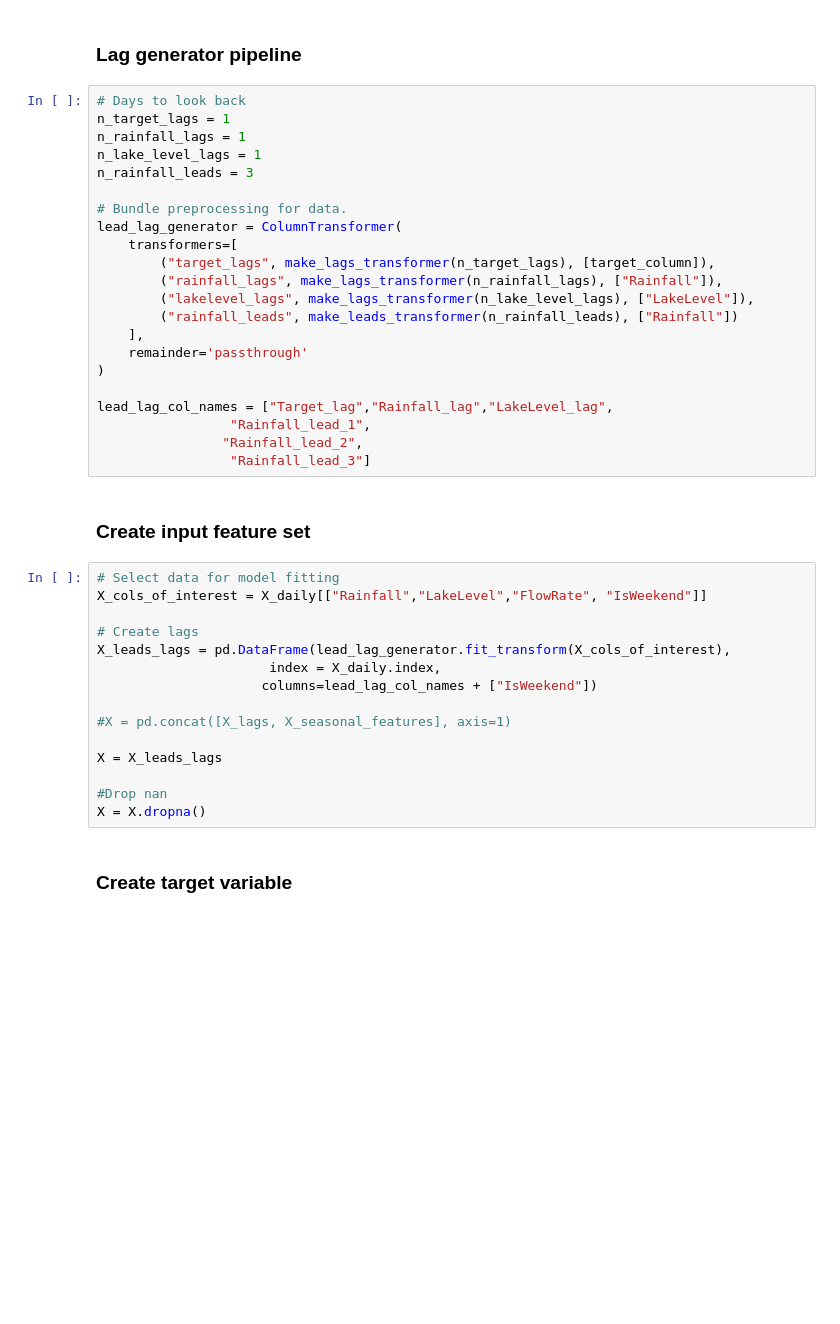
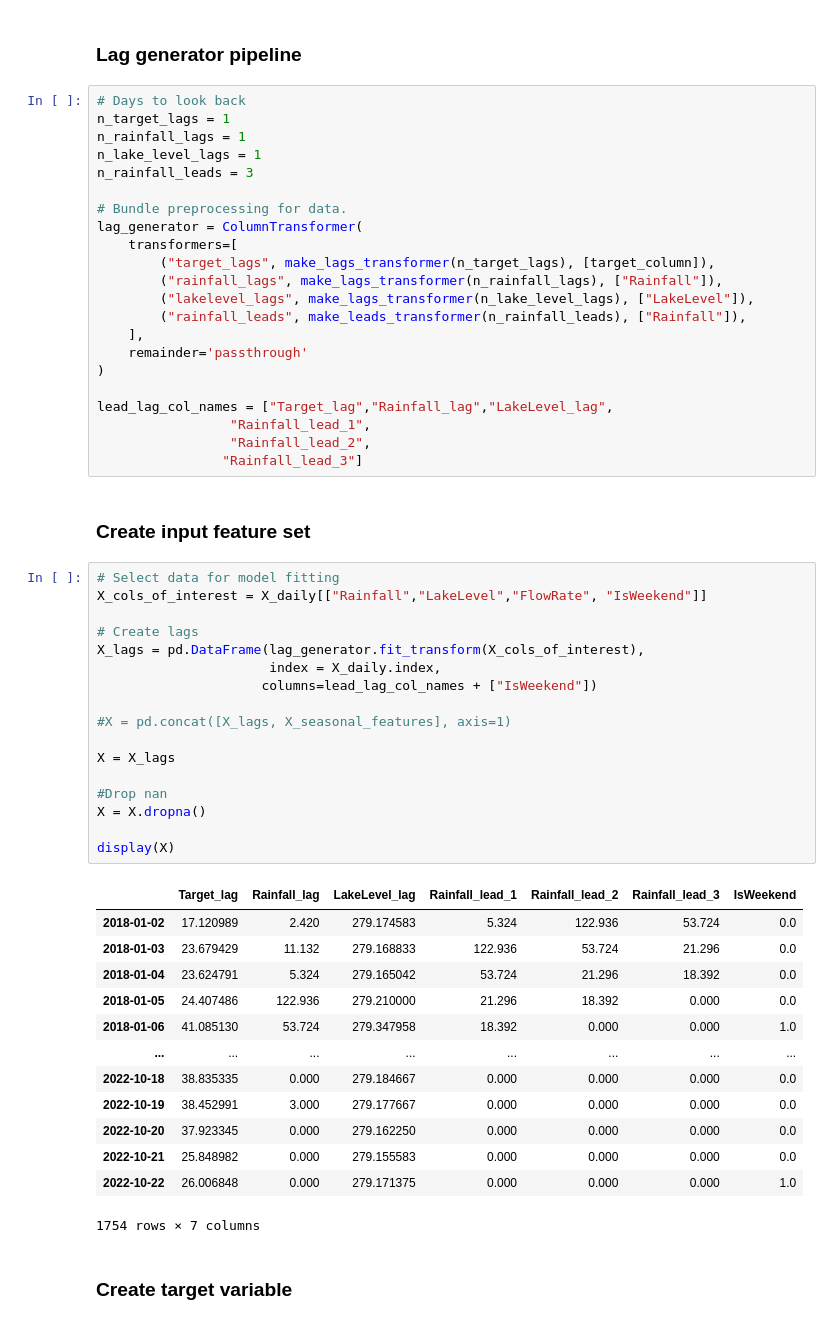
Before and after one commit to chrisgjarrett/kaituna-model, a Jupyter notebook: kaituna-flow-predictions-gate-level-classification.ipynb, the cells around one changed output. Cells and saved outputs as stored; diff of their text form; blank space fills up the shorter version.

```diff
--- a/kaituna-flow-predictions-gate-level-classification.ipynb
+++ b/kaituna-flow-predictions-gate-level-classification.ipynb
@@ -917,37 +435,53 @@ n_lake_level_lags = 1
 n_rainfall_leads = 3
 
 # Bundle preprocessing for data.
-lead_lag_generator = ColumnTransformer(
+lag_generator = ColumnTransformer(
     transformers=[
         ("target_lags", make_lags_transformer(n_target_lags), [target_column]),
         ("rainfall_lags", make_lags_transformer(n_rainfall_lags), ["Rainfall"]),
         ("lakelevel_lags", make_lags_transformer(n_lake_level_lags), ["LakeLevel"]),
-        ("rainfall_leads", make_leads_transformer(n_rainfall_leads), ["Rainfall"])
+        ("rainfall_leads", make_leads_transformer(n_rainfall_leads), ["Rainfall"]),
     ],
     remainder='passthrough'
 )
 
 lead_lag_col_names = ["Target_lag","Rainfall_lag","LakeLevel_lag",
                  "Rainfall_lead_1",
-                "Rainfall_lead_2",
-                 "Rainfall_lead_3"]
+                 "Rainfall_lead_2",
+                "Rainfall_lead_3"]
 # %% [markdown]
 ### Create input feature set
 # %%
 # Select data for model fitting
 X_cols_of_interest = X_daily[["Rainfall","LakeLevel","FlowRate", "IsWeekend"]]
 
 # Create lags
-X_leads_lags = pd.DataFrame(lead_lag_generator.fit_transform(X_cols_of_interest),
+X_lags = pd.DataFrame(lag_generator.fit_transform(X_cols_of_interest),
                       index = X_daily.index,
                      columns=lead_lag_col_names + ["IsWeekend"])
 
 #X = pd.concat([X_lags, X_seasonal_features], axis=1)
 
-X = X_leads_lags
+X = X_lags
 
 #Drop nan
 X = X.dropna()
+
+display(X)
+# %% [output]
+|  | Target_lag | Rainfall_lag | LakeLevel_lag | Rainfall_lead_1 | Rainfall_lead_2 | Rainfall_lead_3 | IsWeekend |
+| 2018-01-02 | 17.120989 | 2.420 | 279.174583 | 5.324 | 122.936 | 53.724 | 0.0 |
+| 2018-01-03 | 23.679429 | 11.132 | 279.168833 | 122.936 | 53.724 | 21.296 | 0.0 |
+| 2018-01-04 | 23.624791 | 5.324 | 279.165042 | 53.724 | 21.296 | 18.392 | 0.0 |
+| 2018-01-05 | 24.407486 | 122.936 | 279.210000 | 21.296 | 18.392 | 0.000 | 0.0 |
+| 2018-01-06 | 41.085130 | 53.724 | 279.347958 | 18.392 | 0.000 | 0.000 | 1.0 |
+| ... | ... | ... | ... | ... | ... | ... | ... |
+| 2022-10-18 | 38.835335 | 0.000 | 279.184667 | 0.000 | 0.000 | 0.000 | 0.0 |
+| 2022-10-19 | 38.452991 | 3.000 | 279.177667 | 0.000 | 0.000 | 0.000 | 0.0 |
+| 2022-10-20 | 37.923345 | 0.000 | 279.162250 | 0.000 | 0.000 | 0.000 | 0.0 |
+| 2022-10-21 | 25.848982 | 0.000 | 279.155583 | 0.000 | 0.000 | 0.000 | 0.0 |
+| 2022-10-22 | 26.006848 | 0.000 | 279.171375 | 0.000 | 0.000 | 0.000 | 1.0 |
+1754 rows × 7 columns
 # %% [markdown]
 ### Create target variable
 # %%
```
Also changed, not shown: parts of 44 cells of this notebook.
